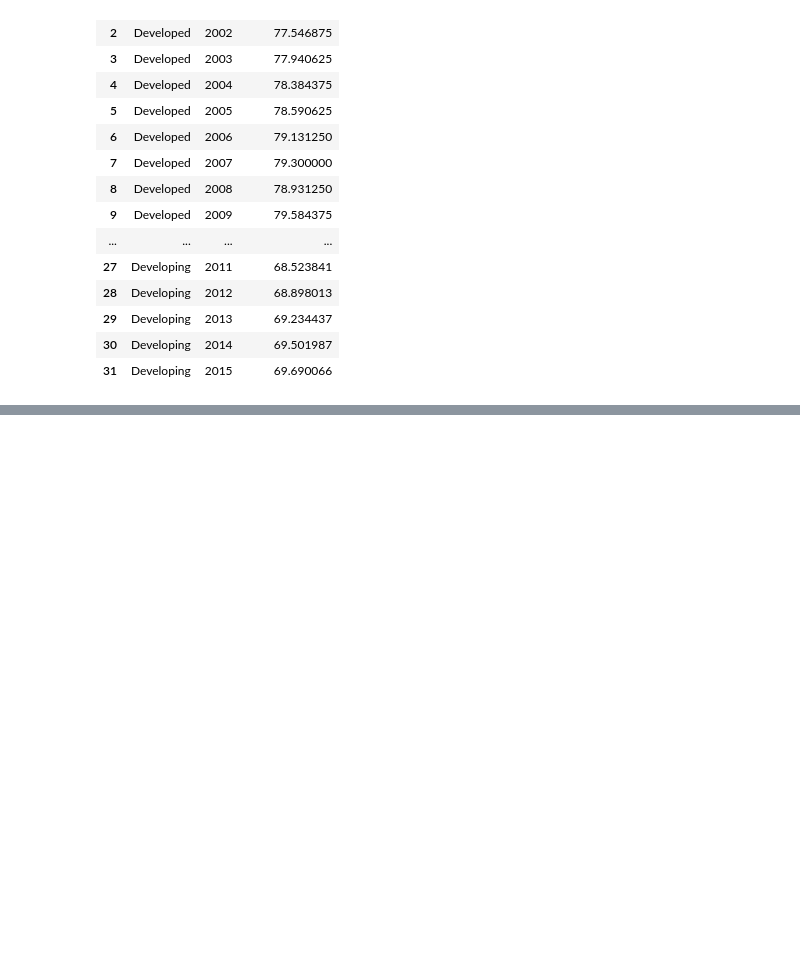
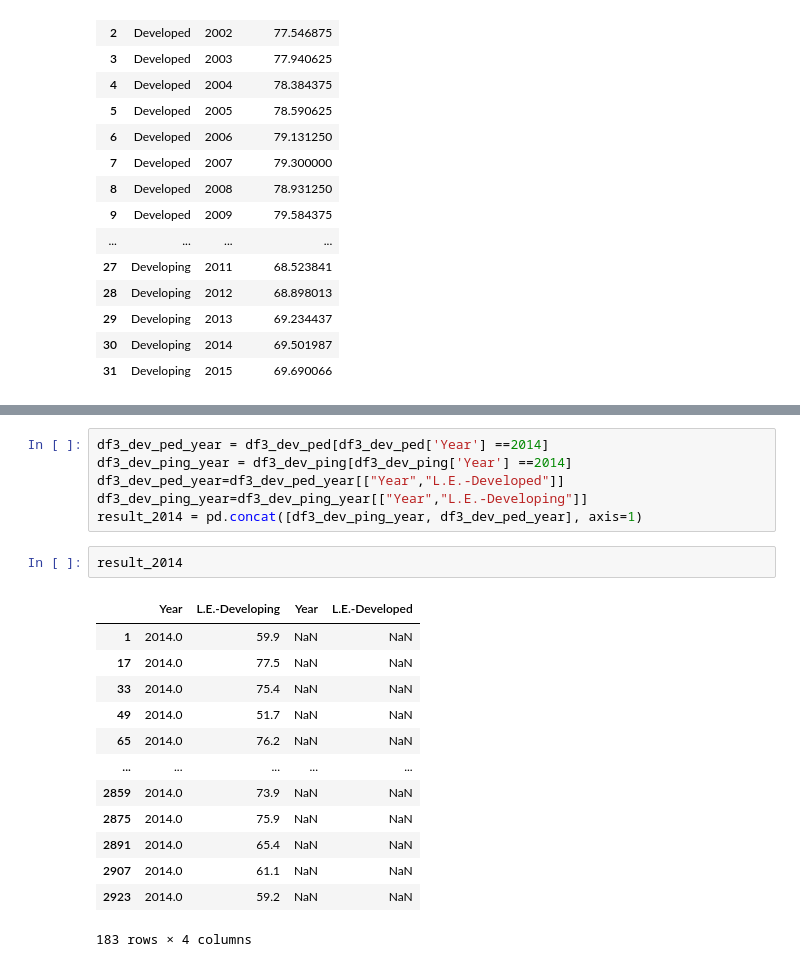
Before and after one commit to Riz97/riz97.github.io, a Jupyter notebook: py_scripts/notebooks/Data_preproccessing_comparison.ipynb, the cells around one changed output, grey strips where cells are left out. Cells and saved outputs as stored; diff of their text form; blank space fills up the shorter version.

```diff
--- a/py_scripts/notebooks/Data_preproccessing_comparison.ipynb
+++ b/py_scripts/notebooks/Data_preproccessing_comparison.ipynb
@@ -88,0 +203,22 @@ df2
+# %%
+df3_dev_ped_year = df3_dev_ped[df3_dev_ped['Year'] ==2014]
+df3_dev_ping_year = df3_dev_ping[df3_dev_ping['Year'] ==2014]
+df3_dev_ped_year=df3_dev_ped_year[["Year","L.E.-Developed"]]
+df3_dev_ping_year=df3_dev_ping_year[["Year","L.E.-Developing"]]
+result_2014 = pd.concat([df3_dev_ping_year, df3_dev_ped_year], axis=1)
+# %%
+result_2014
+# %% [output]
+|  | Year | L.E.-Developing | Year | L.E.-Developed |
+| 1 | 2014.0 | 59.9 | NaN | NaN |
+| 17 | 2014.0 | 77.5 | NaN | NaN |
+| 33 | 2014.0 | 75.4 | NaN | NaN |
+| 49 | 2014.0 | 51.7 | NaN | NaN |
+| 65 | 2014.0 | 76.2 | NaN | NaN |
+| ... | ... | ... | ... | ... |
+| 2859 | 2014.0 | 73.9 | NaN | NaN |
+| 2875 | 2014.0 | 75.9 | NaN | NaN |
+| 2891 | 2014.0 | 65.4 | NaN | NaN |
+| 2907 | 2014.0 | 61.1 | NaN | NaN |
+| 2923 | 2014.0 | 59.2 | NaN | NaN |
+183 rows × 4 columns
```
Also changed, not shown: parts of 21 cells of this notebook, 6 other files.
